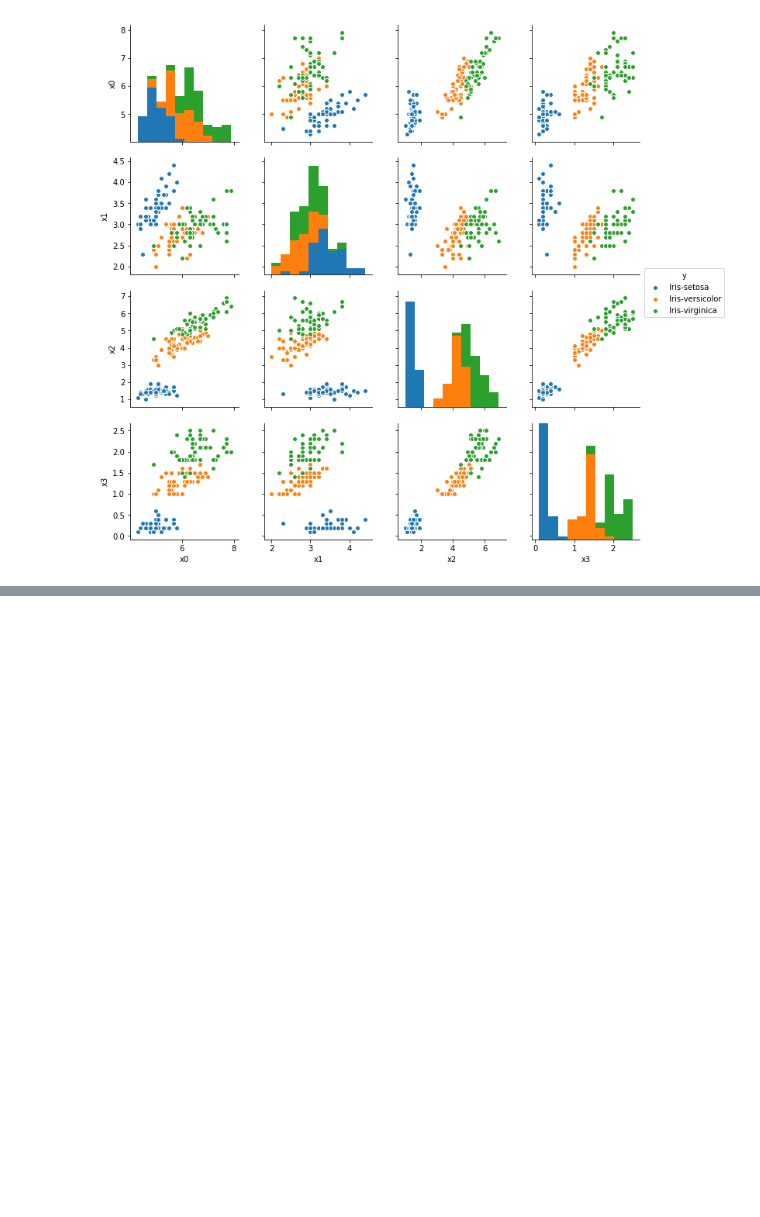
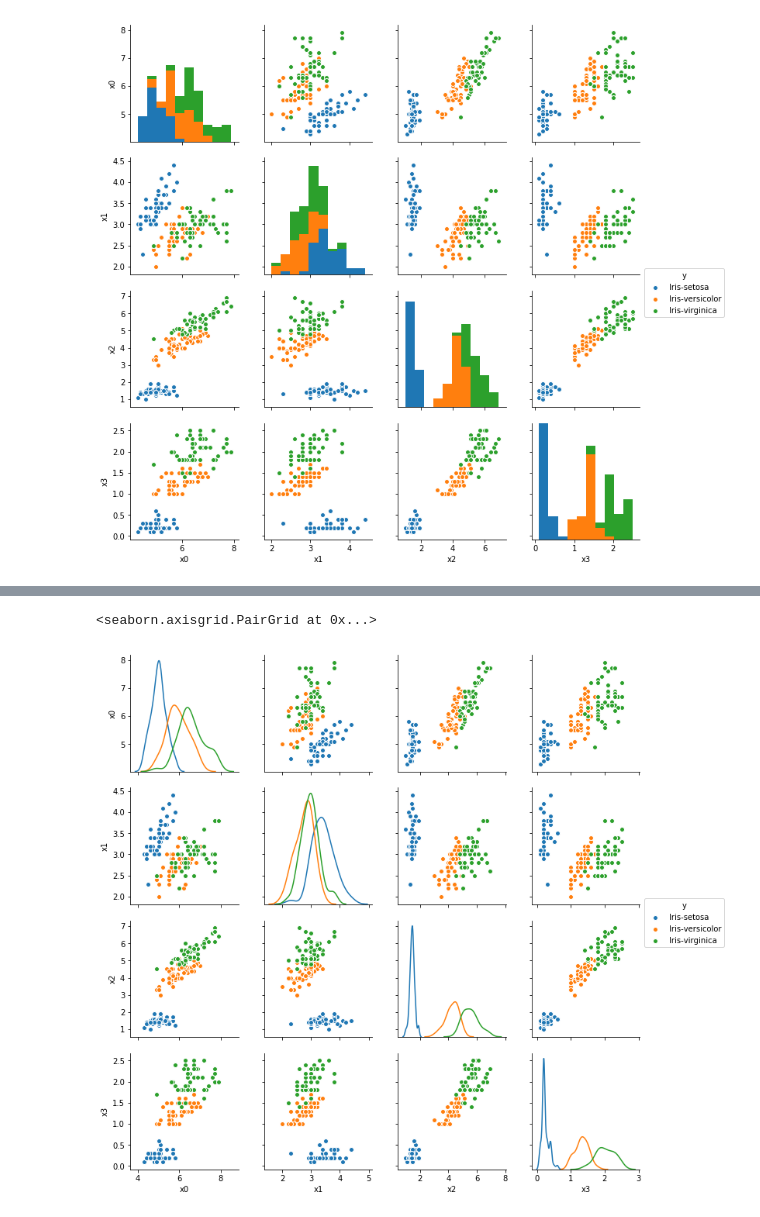
Before and after one commit to tarrade/proj_structure_code_workflow_ML, a Jupyter notebook: notebooks/00-initial-exploration.ipynb, the cells around one changed output, grey strips where cells are left out. Cells and saved outputs as stored; diff of their text form; code cells hidden in the pictures; blank space fills up the shorter version.

```diff
--- a/notebooks/00-initial-exploration.ipynb
+++ b/notebooks/00-initial-exploration.ipynb
@@ -61,0 +167,5 @@ sns.pairplot(dframe, vars=['x0', 'x1', 'x2', 'x3'], hue='y')
+# %%
+exploratory_visualization(preprocessed_data)
+# %% [output]
+<seaborn.axisgrid.PairGrid at 0x...>
+[figure, added]
```
Also changed, not shown: parts of 16 cells of this notebook, 14 other files.
